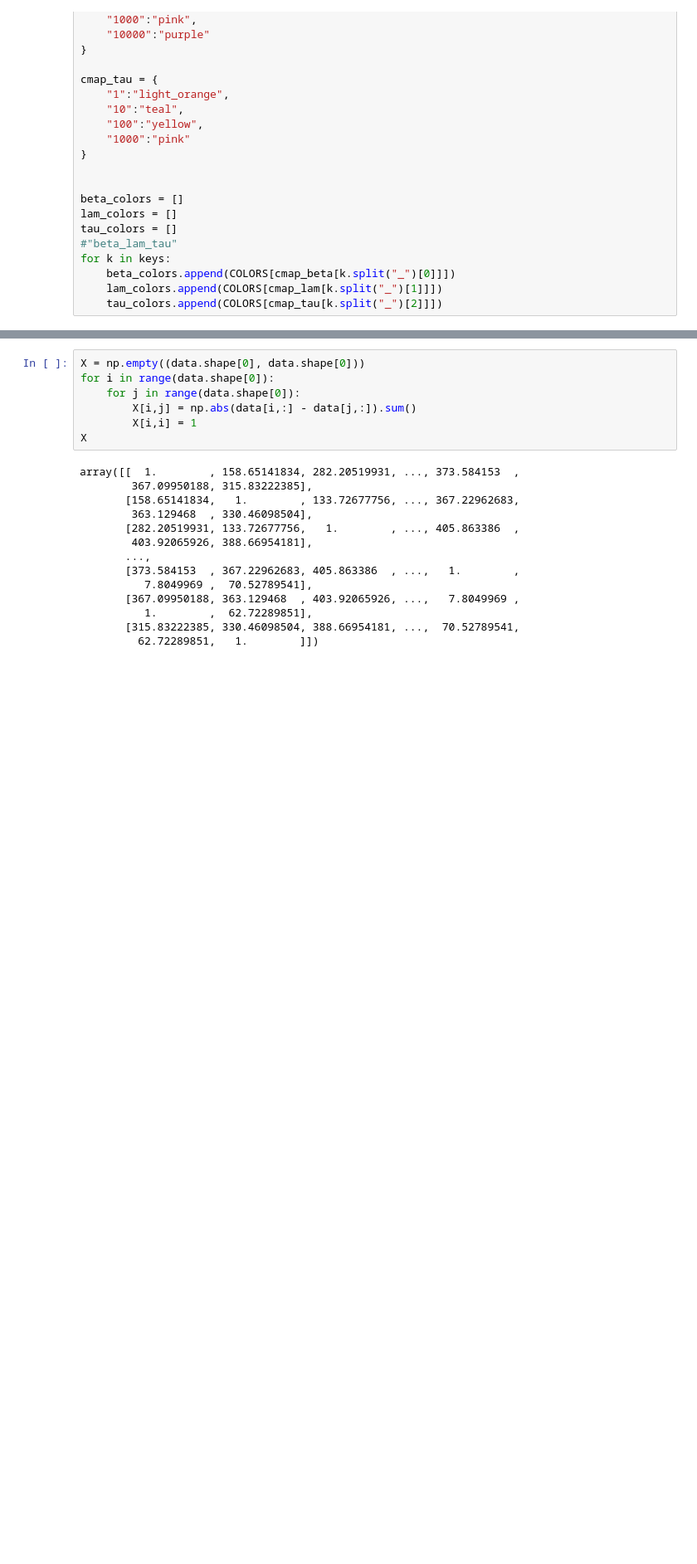
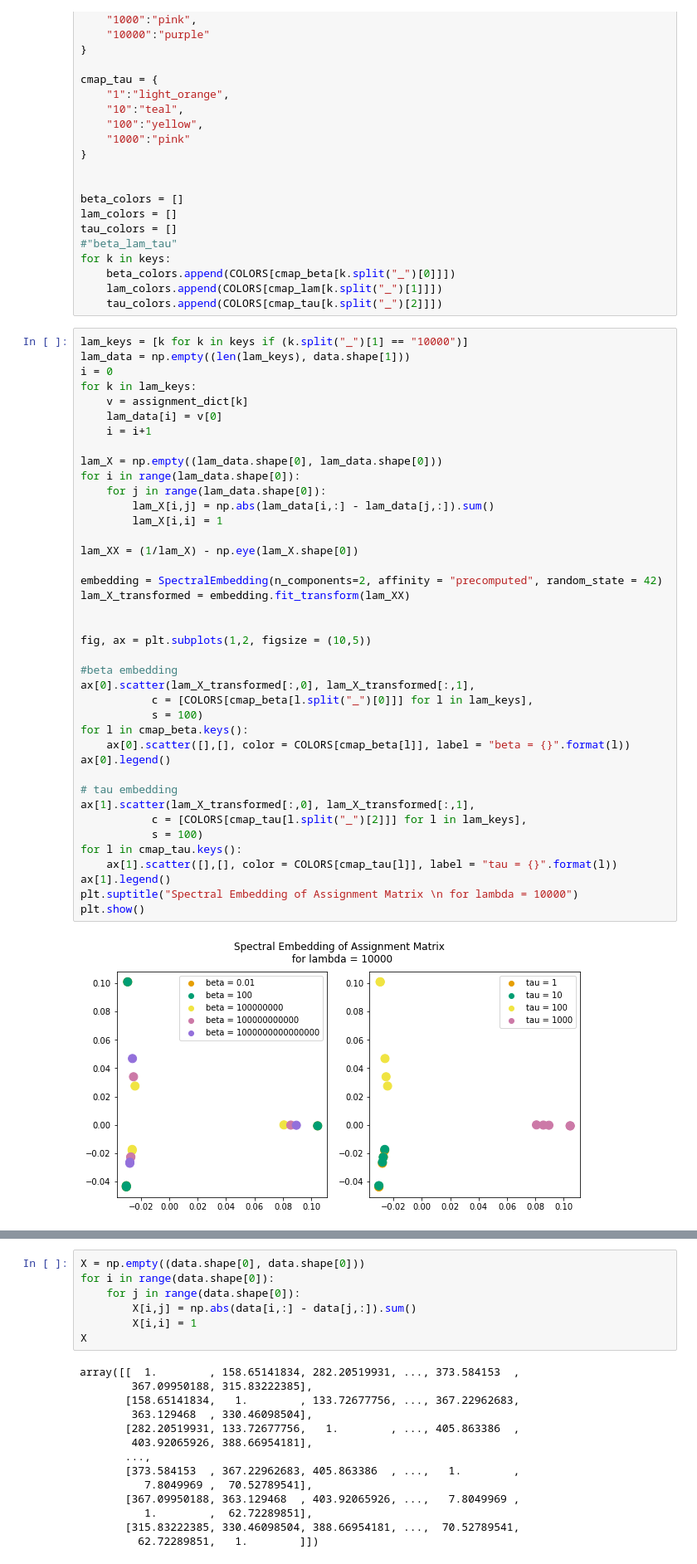
Before and after one commit to annahaensch/OpArt_Curation_Tool, a Jupyter notebook: notebooks/validation_notebook_AH_v02.ipynb, the cells around one changed output, grey strips where cells are left out. Shown at 83% size. Cells and saved outputs as stored; diff of their text form; blank space fills up the shorter version.

```diff
--- a/notebooks/validation_notebook_AH_v02.ipynb
+++ b/notebooks/validation_notebook_AH_v02.ipynb
@@ -838,3 +807,45 @@ for k in keys:
     beta_colors.append(COLORS[cmap_beta[k.split("_")[0]]])
     lam_colors.append(COLORS[cmap_lam[k.split("_")[1]]])
     tau_colors.append(COLORS[cmap_tau[k.split("_")[2]]])
+# %%
+lam_keys = [k for k in keys if (k.split("_")[1] == "10000")]
+lam_data = np.empty((len(lam_keys), data.shape[1]))
+i = 0
+for k in lam_keys:
+    v = assignment_dict[k]
+    lam_data[i] = v[0]
+    i = i+1
+
+lam_X = np.empty((lam_data.shape[0], lam_data.shape[0]))
+for i in range(lam_data.shape[0]):
+    for j in range(lam_data.shape[0]):
+        lam_X[i,j] = np.abs(lam_data[i,:] - lam_data[j,:]).sum()
+        lam_X[i,i] = 1
+
+lam_XX = (1/lam_X) - np.eye(lam_X.shape[0])
+
+embedding = SpectralEmbedding(n_components=2, affinity = "precomputed", random_state = 42)
+lam_X_transformed = embedding.fit_transform(lam_XX)
+
+
+fig, ax = plt.subplots(1,2, figsize = (10,5))
+
+#beta embedding
+ax[0].scatter(lam_X_transformed[:,0], lam_X_transformed[:,1],
+           c = [COLORS[cmap_beta[l.split("_")[0]]] for l in lam_keys],
+           s = 100)
+for l in cmap_beta.keys():
+    ax[0].scatter([],[], color = COLORS[cmap_beta[l]], label = "beta = {}".format(l))
+ax[0].legend()
+
+# tau embedding
+ax[1].scatter(lam_X_transformed[:,0], lam_X_transformed[:,1],
+           c = [COLORS[cmap_tau[l.split("_")[2]]] for l in lam_keys],
+           s = 100)
+for l in cmap_tau.keys():
+    ax[1].scatter([],[], color = COLORS[cmap_tau[l]], label = "tau = {}".format(l))
+ax[1].legend()
+plt.suptitle("Spectral Embedding of Assignment Matrix \n for lambda = 10000")
+plt.show()
+# %% [output]
+[figure, added]
```
Also changed, not shown: parts of 6 cells of this notebook.
